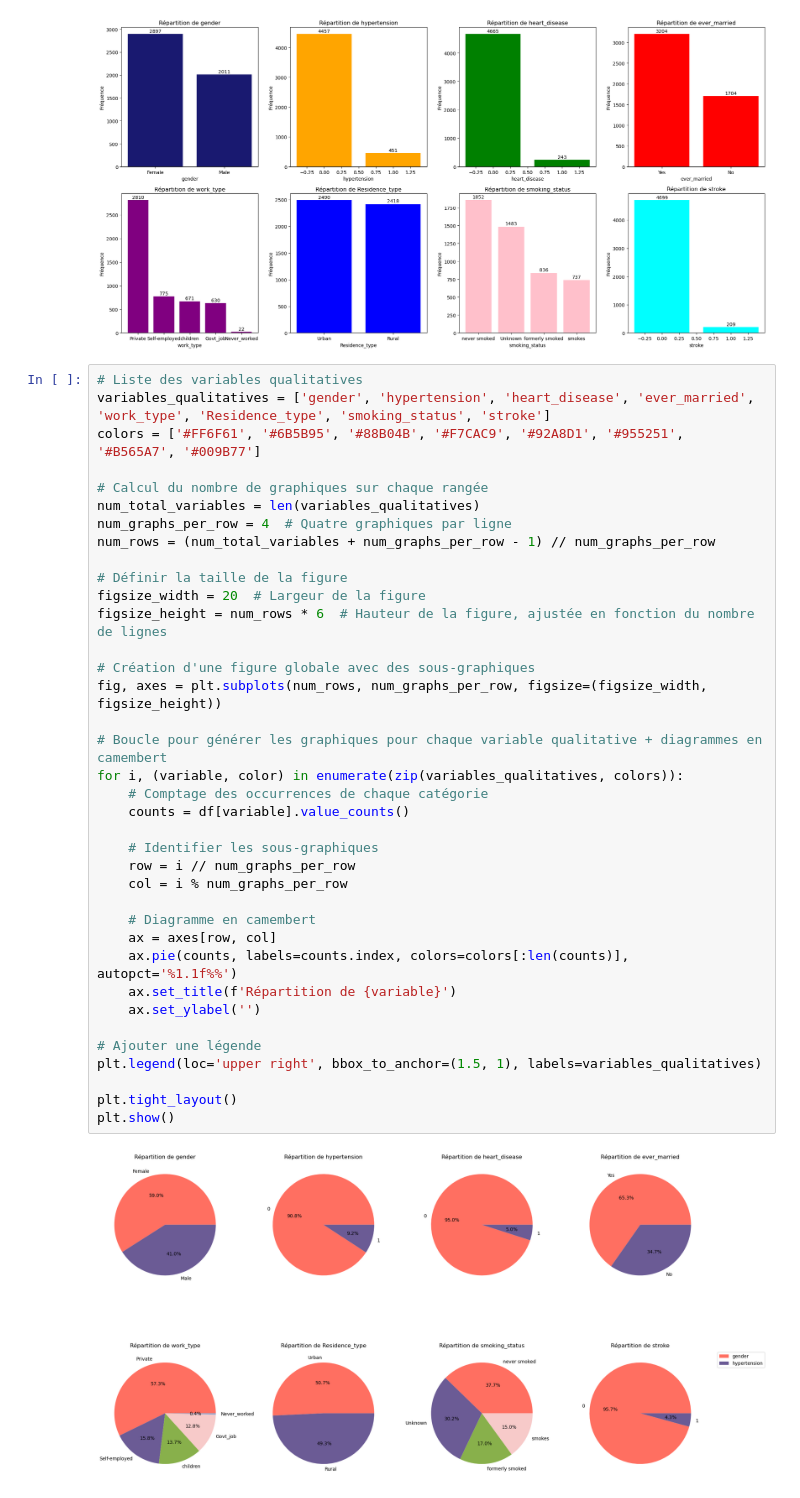
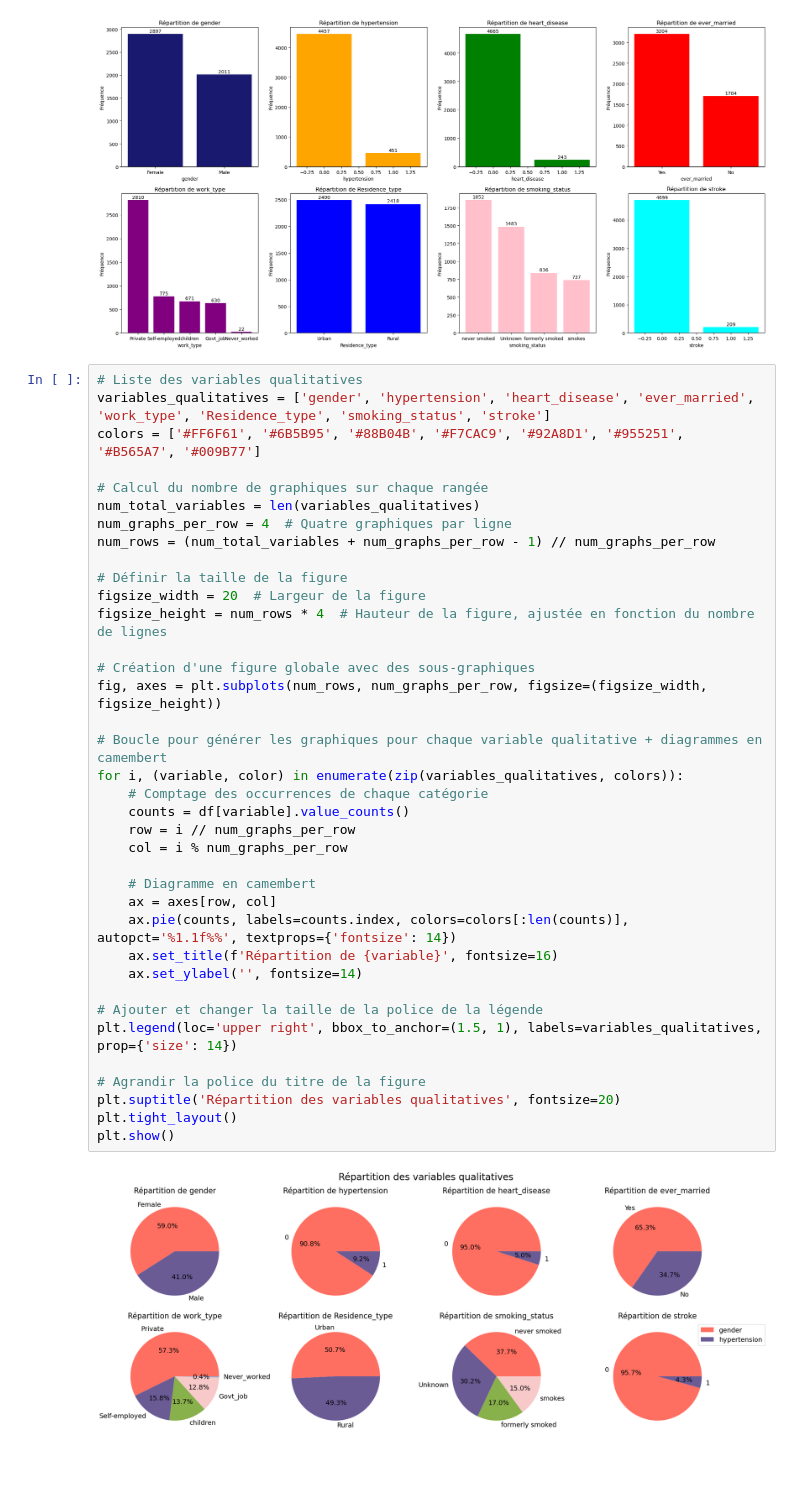
Before and after one commit to Antho-SJ/strocke-alert, a Jupyter notebook: stroke_alert.ipynb, the cells around one changed output. Saved outputs shown, nothing was run; the diff lists cells and outputs as text; blank space fills up the shorter version.

```diff
--- a/stroke_alert.ipynb
+++ b/stroke_alert.ipynb
@@ -261,39 +263,39 @@ plt.show()
 # %%
 # Liste des variables qualitatives
 variables_qualitatives = ['gender', 'hypertension', 'heart_disease', 'ever_married', 'work_type', 'Residence_type', 'smoking_status', 'stroke']
 colors = ['#FF6F61', '#6B5B95', '#88B04B', '#F7CAC9', '#92A8D1', '#955251', '#B565A7', '#009B77']
 
 # Calcul du nombre de graphiques sur chaque rangée
 num_total_variables = len(variables_qualitatives)
 num_graphs_per_row = 4  # Quatre graphiques par ligne
 num_rows = (num_total_variables + num_graphs_per_row - 1) // num_graphs_per_row
 
 # Définir la taille de la figure
 figsize_width = 20  # Largeur de la figure
-figsize_height = num_rows * 6  # Hauteur de la figure, ajustée en fonction du nombre de lignes
+figsize_height = num_rows * 4  # Hauteur de la figure, ajustée en fonction du nombre de lignes
 
 # Création d'une figure globale avec des sous-graphiques
 fig, axes = plt.subplots(num_rows, num_graphs_per_row, figsize=(figsize_width, figsize_height))
 
 # Boucle pour générer les graphiques pour chaque variable qualitative + diagrammes en camembert
 for i, (variable, color) in enumerate(zip(variables_qualitatives, colors)):
     # Comptage des occurrences de chaque catégorie
     counts = df[variable].value_counts()
-
-    # Identifier les sous-graphiques
     row = i // num_graphs_per_row
     col = i % num_graphs_per_row
 
     # Diagramme en camembert
     ax = axes[row, col]
-    ax.pie(counts, labels=counts.index, colors=colors[:len(counts)], autopct='%1.1f%%')
-    ax.set_title(f'Répartition de {variable}')
-    ax.set_ylabel('')
+    ax.pie(counts, labels=counts.index, colors=colors[:len(counts)], autopct='%1.1f%%', textprops={'fontsize': 14})
+    ax.set_title(f'Répartition de {variable}', fontsize=16)
+    ax.set_ylabel('', fontsize=14)
 
-# Ajouter une légende
-plt.legend(loc='upper right', bbox_to_anchor=(1.5, 1), labels=variables_qualitatives)
+# Ajouter et changer la taille de la police de la légende
+plt.legend(loc='upper right', bbox_to_anchor=(1.5, 1), labels=variables_qualitatives, prop={'size': 14})
 
+# Agrandir la police du titre de la figure
+plt.suptitle('Répartition des variables qualitatives', fontsize=20)
 plt.tight_layout()
 plt.show()
 # %% [output]
-[figure, old version]
+[figure, new version]
```
Also changed, not shown: parts of 16 cells of this notebook.
